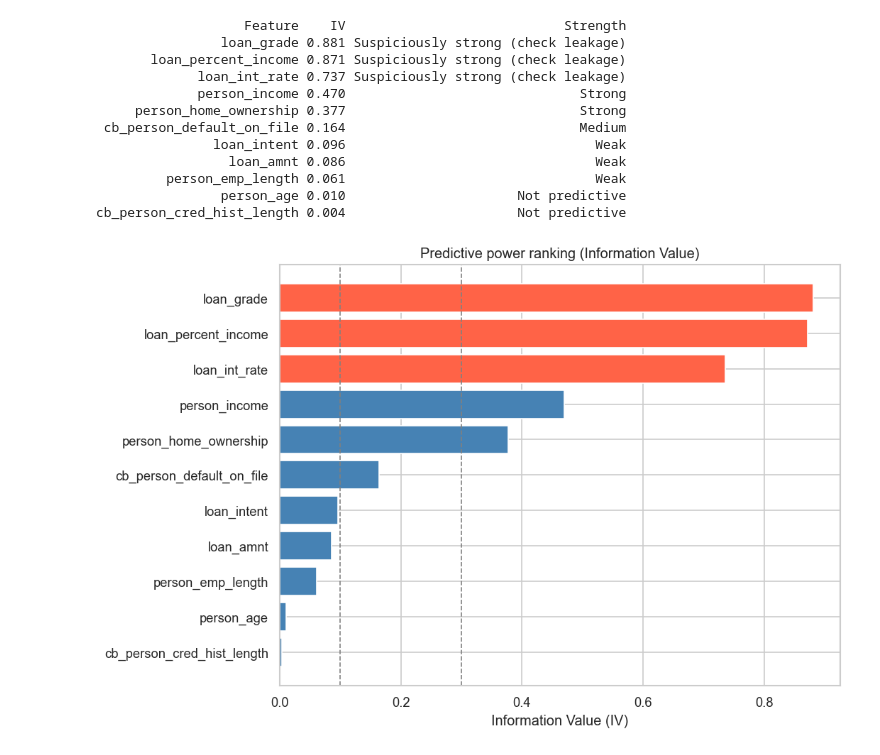
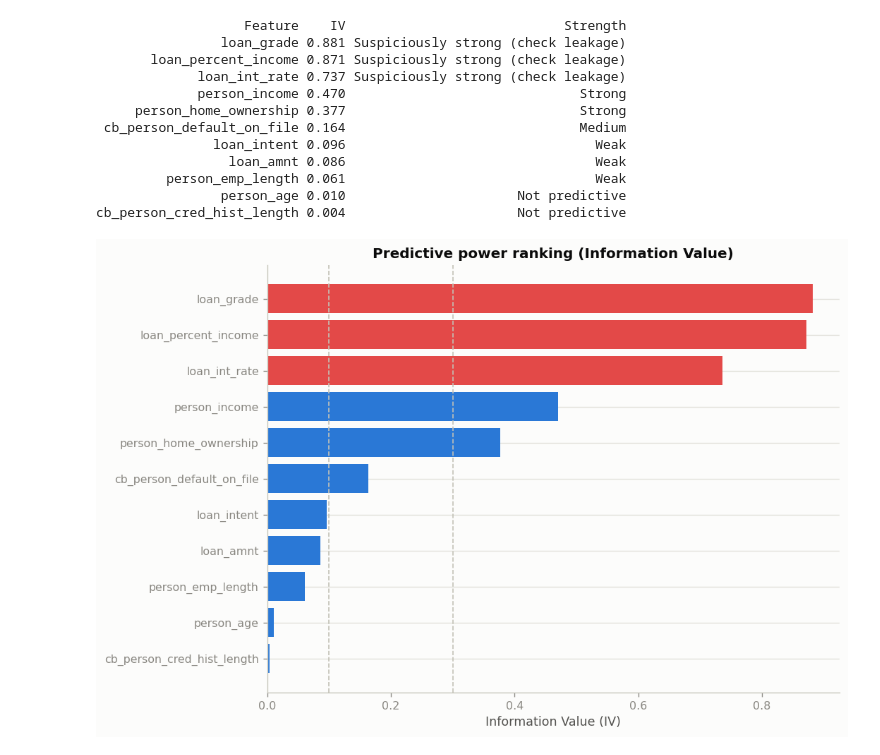
Before and after one commit to RedaAllab/credit-risk-classification, a Jupyter notebook: notebooks/credit_risk_eda.ipynb, the cells around one changed output. Cells and saved outputs as stored; diff of their text form; code cells hidden in the pictures.

```diff
--- a/notebooks/credit_risk_eda.ipynb
+++ b/notebooks/credit_risk_eda.ipynb
@@ -149,7 +158,7 @@ fig, axes = plt.subplots(2, 4, figsize=(18, 8))
 axes = axes.flatten()
 
 for ax, col in zip(axes, num_cols):
-    ax.hist(df[col].dropna(), bins=40, color='steelblue', edgecolor='white')
+    ax.hist(df[col].dropna(), bins=40, color=BLUE, edgecolor='#fcfcfb')
     ax.set_title(col)
     ax.set_xlabel('')
 
@@ -194,23 +203,23 @@ for i, col in enumerate(cat_cols):
     default_rate = df.groupby(col)['loan_status'].mean().reindex(counts.index)
 
     # Left: count distribution
-    axes[i, 0].bar(counts.index, counts.values, color='steelblue')
+    axes[i, 0].bar(counts.index, counts.values, color=BLUE)
     axes[i, 0].set_title(f'{col}: count')
     axes[i, 0].set_ylabel('Count')
     axes[i, 0].tick_params(axis='x', rotation=30)
 
-    # Right: default rate per category
-    bar_colors = ['tomato' if v > df['loan_status'].mean() else 'steelblue'
+    # Right: default rate per category (highlight above-average in red)
+    bar_colors = [RED if v > df['loan_status'].mean() else BLUE
                   for v in default_rate.values]
     axes[i, 1].bar(default_rate.index, default_rate.values, color=bar_colors)
-    axes[i, 1].axhline(df['loan_status'].mean(), color='black',
+    axes[i, 1].axhline(df['loan_status'].mean(), color=AXIS_LINE,
                        linestyle='--', linewidth=1, label='Overall average')
     axes[i, 1].set_title(f'{col}: default rate')
     axes[i, 1].set_ylabel('Default rate')
     axes[i, 1].tick_params(axis='x', rotation=30)
     axes[i, 1].legend(fontsize=8)
     for j, (cat, val) in enumerate(default_rate.items()):
-        axes[i, 1].text(j, val + 0.005, f'{val:.2f}', ha='center', fontsize=9)
+        axes[i, 1].text(j, val + 0.005, f'{val:.2f}', ha='center', fontsize=9, color='#0b0b0b')
 
 plt.suptitle('Categorical features: distribution and default rate', fontsize=14, y=1.01)
 plt.tight_layout()
@@ -231,16 +240,13 @@ We compare the distribution of each numerical variable between defaulters and no
 # %%
 fig, axes = plt.subplots(2, 4, figsize=(18, 8))
 axes = axes.flatten()
-
-palette = {0: 'steelblue', 1: 'tomato'}
-labels  = {0: 'Non-default', 1: 'Default'}
 
 for ax, col in zip(axes, num_cols):
     for status in [0, 1]:
         data = df.loc[df['loan_status'] == status, col].dropna()
         ax.hist(data, bins=35, alpha=0.55,
-                color=palette[status], label=labels[status],
-                density=True, edgecolor='white')
+                color=TARGET_COLORS[status], label=TARGET_LABELS[status],
+                density=True, edgecolor='#fcfcfb')
     ax.set_title(col)
     ax.legend(fontsize=8)
 
@@ -258,10 +264,12 @@ for ax, col in zip(axes, num_cols):
     data_to_plot = [df.loc[df['loan_status'] == s, col].dropna().values
                     for s in [0, 1]]
     bp = ax.boxplot(data_to_plot, patch_artist=True,
-                    tick_labels=['Non-default', 'Default'])
-    for patch, color in zip(bp['boxes'], ['steelblue', 'tomato']):
+                    tick_labels=[TARGET_LABELS[0], TARGET_LABELS[1]])
+    for patch, color in zip(bp['boxes'], [TARGET_COLORS[0], TARGET_COLORS[1]]):
         patch.set_facecolor(color)
-        patch.set_alpha(0.7)
+        patch.set_alpha(0.75)
+    for median in bp['medians']:
+        median.set_color('#0b0b0b')
     ax.set_title(col)
 
 axes[-1].set_visible(False)
@@ -480,17 +488,17 @@ print(df_iv.round(3).to_string(index=False))
 cb_person_cred_hist_length 0.004                      Not predictive
 # %%
 fig, ax = plt.subplots(figsize=(9, 6))
-colors = ['tomato' if s.startswith('Suspiciously') else 'steelblue' for s in df_iv['Strength']]
+colors = [RED if s.startswith('Suspiciously') else BLUE for s in df_iv['Strength']]
 ax.barh(df_iv['Feature'][::-1], df_iv['IV'][::-1], color=colors[::-1])
 ax.set_xlabel('Information Value (IV)')
 ax.set_title('Predictive power ranking (Information Value)')
-ax.axvline(0.1, color='gray', linestyle='--', linewidth=1)
-ax.axvline(0.3, color='gray', linestyle='--', linewidth=1)
+ax.axvline(0.1, color=AXIS_LINE, linestyle='--', linewidth=1)
+ax.axvline(0.3, color=AXIS_LINE, linestyle='--', linewidth=1)
 plt.tight_layout()
 plt.savefig('information_value.png', dpi=150, bbox_inches='tight')
 plt.show()
 # %% [output]
-[figure, old version]
+[figure, new version]
 # %% [markdown]
 ## Summary
 
```
Also changed, not shown: parts of 12 cells of this notebook, 4 other files.
